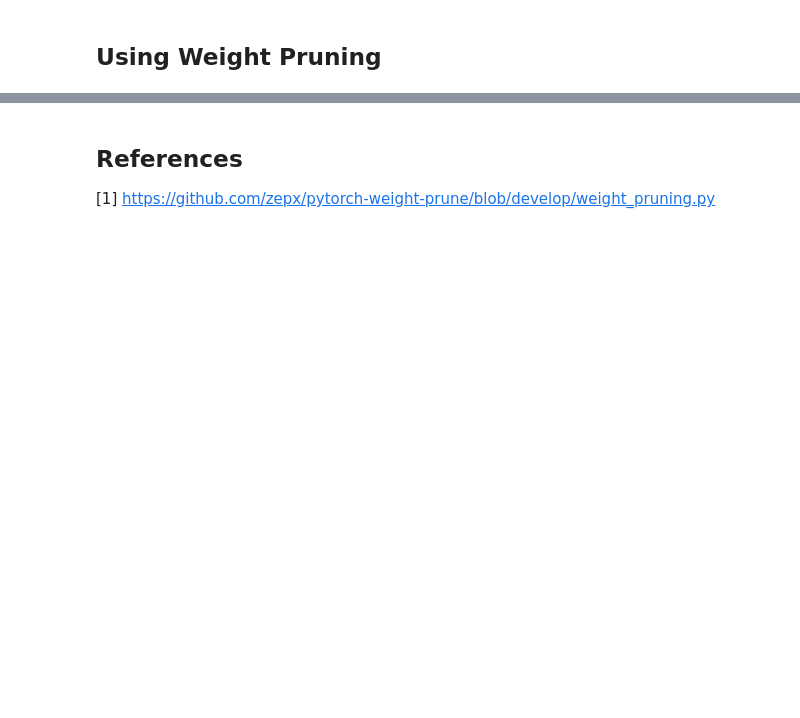
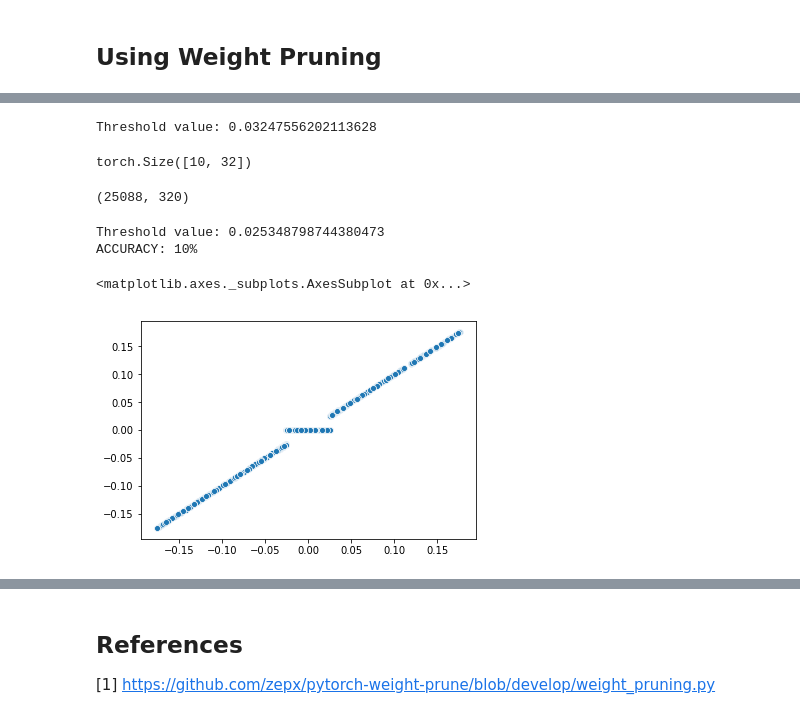
Before and after one commit to rsilveira79/paper_notes, a Jupyter notebook: other_topics/notebooks/lottery_trick_pytorch.ipynb, the cells around one changed output, grey strips where cells are left out. Drawn from its saved outputs; the diff is of its cells as text; code cells hidden in the pictures; blank space fills up the shorter version.

Commit message:
updating mask

```diff
--- a/other_topics/notebooks/lottery_trick_pytorch.ipynb
+++ b/other_topics/notebooks/lottery_trick_pytorch.ipynb
@@ -291,5 +336,5 @@ def count_zeros_percentage(vec):
 # %%
 def prune_model(model, pruning_perc):
-    mask_prune = weight_prune_2(model, pruning_perc)
+    mask_prune = weight_prune(model, pruning_perc)
     model.set_masks(mask_prune)
-    return model
+    return model, mask_pruned
@@ -295,0 +343,3 @@ def prune_model(model, pruning_perc):
+# %%
+model_plot = MLP_weight_prunning(INPUT_SIZE, HIDDEN_SIZE, NUM_LABELS)
+print('ACCURACY: {}%'.format(test(model_plot, testloader).numpy()))
@@ -295,0 +358,2 @@ def prune_model(model, pruning_perc):
+# %%
+weight_prune_3(model_plot, 90)[1][0]
@@ -295,0 +369,19 @@ def prune_model(model, pruning_perc):
+# %%
+weight_prune_3(model_plot, 90)
+# %% [output]
+Threshold value: 0.03247556202113628
+torch.Size([10, 32])
+# %%
+len(get_weights(model_plot)[1][0]),len(get_weights(model_plot)[1][1])
+# %% [output]
+(25088, 320)
+# %%
+model_plot_pruned, _ = prune_model(model_plot, 70)
+weights_pruned_untrained, sign_pruned_untrained  = get_weights(model_plot_pruned)
+print('ACCURACY: {}%'.format(test(model_plot_pruned, testloader).numpy()))
+sns.scatterplot(weights_original[0]+weights_original[1], weights_pruned_untrained[0] + weights_pruned_untrained[1] )
+# %% [output]
+Threshold value: 0.025348798744380473
+ACCURACY: 10%
+<matplotlib.axes._subplots.AxesSubplot at 0x...>
+[figure, added]
```
Also changed, not shown: parts of 46 cells of this notebook.
